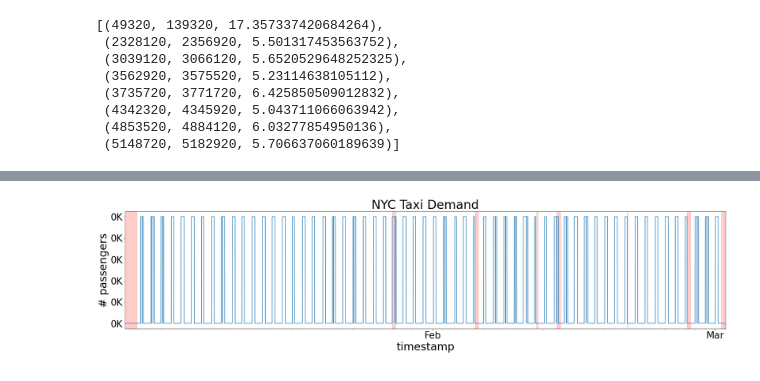
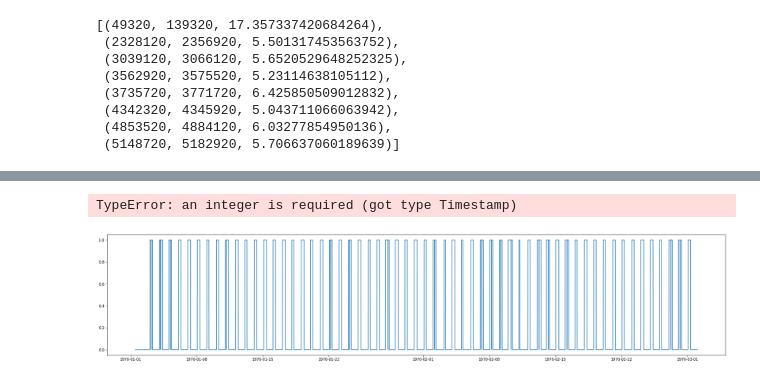
Before and after one commit to genbhall/MSc-individual-project, a Jupyter notebook: model/test_model.ipynb, the cells around one changed output, grey strips where cells are left out. Drawn from its saved outputs; the diff is of its cells as text; code cells hidden in the pictures.

```diff
--- a/model/test_model.ipynb
+++ b/model/test_model.ipynb
@@ -103 +17,5 @@ X, index = time_segments_aggregate(df, interval=1800, time_column='timestamp')
+# %%
+#here df is the given dataframe and "timestamp" is the required column to be altered.
+X, index = time_segments_aggregate(df, interval=300, time_column='timestamp')
+print(X)
 # %%
@@ -309,6 +231,8 @@ intervals
  (5148720, 5182920, 5.706637060189639)]
 # %%
 anomalies = pd.DataFrame(intervals, columns=['start', 'end', 'score'])
+convert_dftimetodate(anomalies)
+print(anomalies)
 #now plotting the actual data, known anomalies and predicted anomalies
 plot(df, [anomalies])
 # %% [output]
@@ -315 +248,2 @@ plot(df, [anomalies])
+TypeError: an integer is required (got type Timestamp)
-[figure, old version]
+[figure, new version]
```
Also changed, not shown: parts of 9 cells of this notebook, 1 other file.
